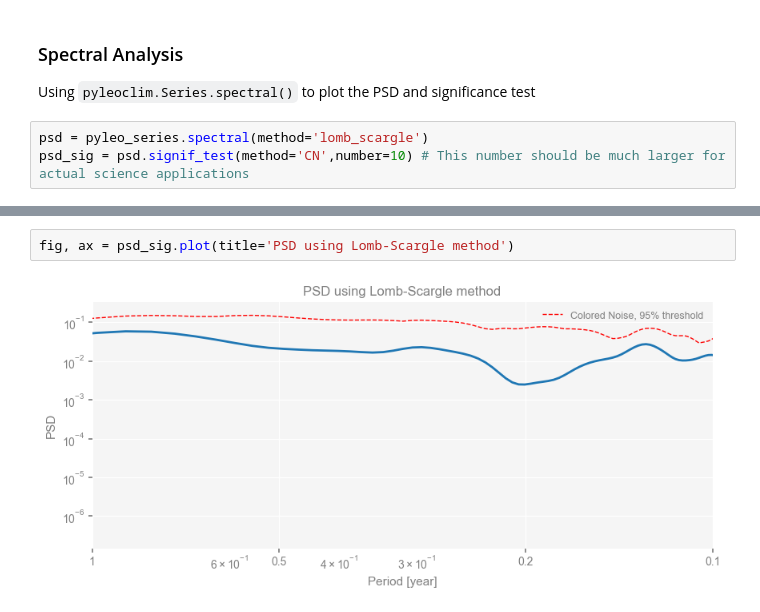
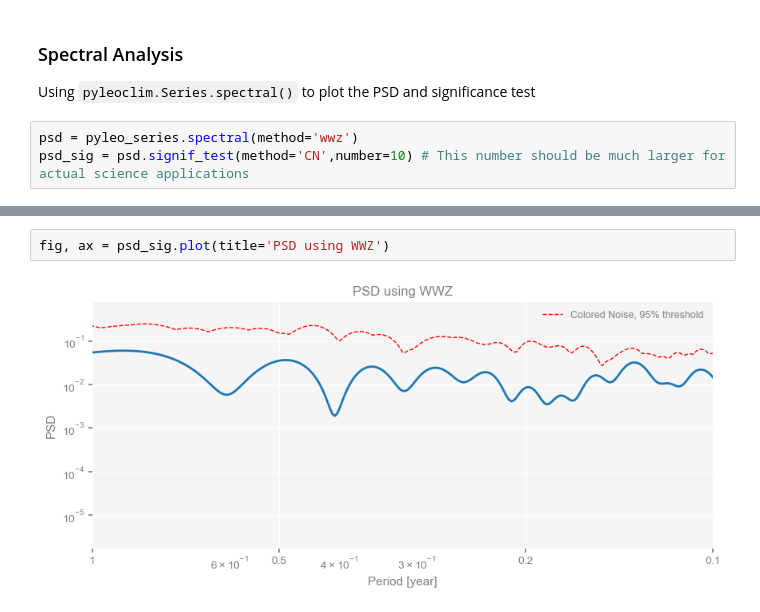
Before and after one commit to LinkedEarth/PyleoTutorials, a Jupyter notebook: notebooks/L1_time_semanics.ipynb, the cells around one changed output, grey strips where cells are left out. Saved outputs shown, nothing was run; the diff lists cells and outputs as text.

```diff
--- a/notebooks/L1_time_semanics.ipynb
+++ b/notebooks/L1_time_semanics.ipynb
@@ -129,5 +128,5 @@ pyleo_series.plot(title='CO2 ppm')
 
 Using `pyleoclim.Series.spectral()` to plot the PSD and significance test
 # %%
-psd = pyleo_series.spectral(method='lomb_scargle')
+psd = pyleo_series.spectral(method='wwz')
 psd_sig = psd.signif_test(method='CN',number=10) # This number should be much larger for actual science applications
@@ -134,4 +144,4 @@ psd_sig = psd.signif_test(method='CN',number=10) # This number should be much la
 # %%
-fig, ax = psd_sig.plot(title='PSD using Lomb-Scargle method')
+fig, ax = psd_sig.plot(title='PSD using WWZ')
 # %% [output]
-[figure, old version]
+[figure, new version]
```
Also changed, not shown: parts of 5 cells of this notebook, 1 other file.
